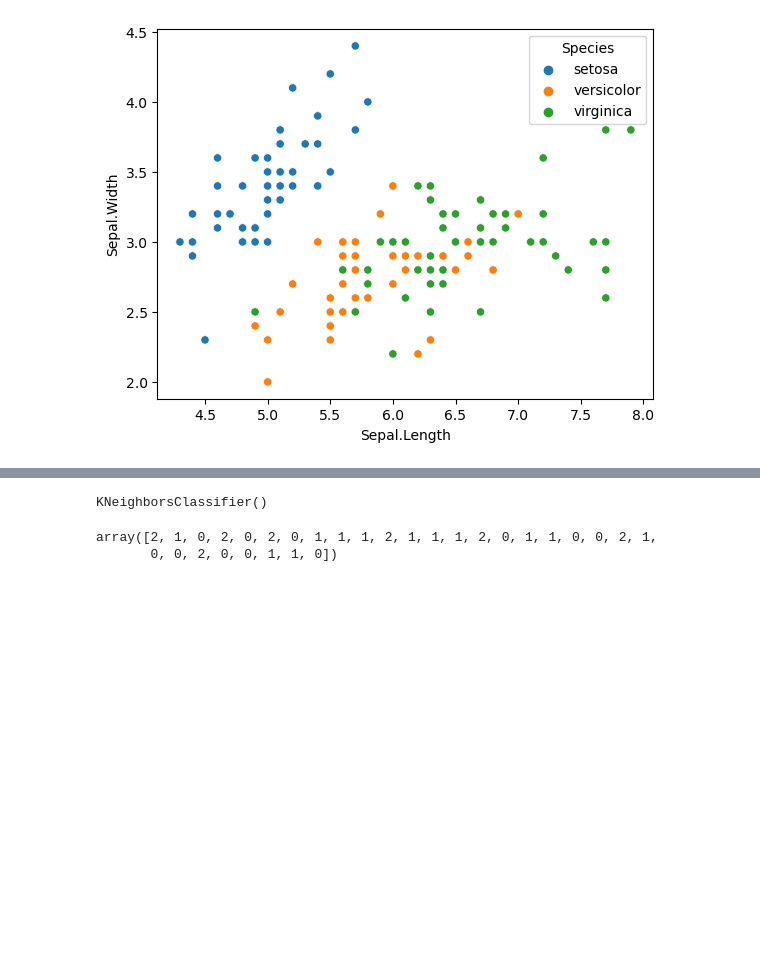
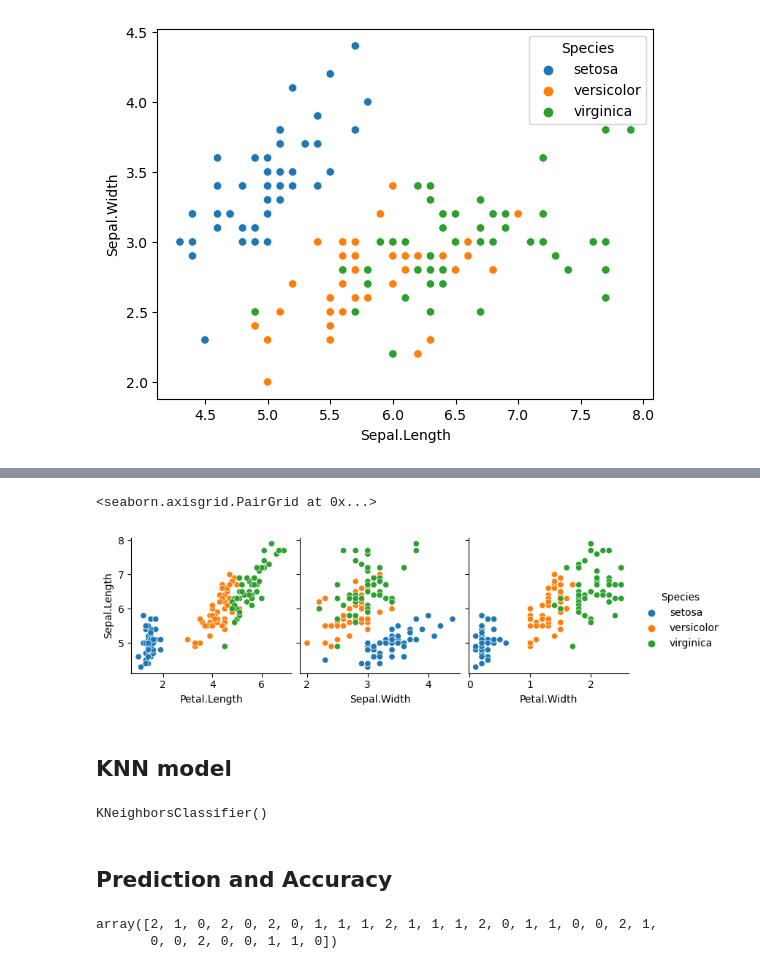
Before and after one commit to amankr1279/Data-Science-and-ML, a Jupyter notebook: Day 2/KNN.ipynb, the cells around one changed output, grey strips where cells are left out. Cells and saved outputs as stored; diff of their text form; code cells hidden in the pictures; blank space fills up the shorter version.

```diff
--- a/Day 2/KNN.ipynb
+++ b/Day 2/KNN.ipynb
@@ -69,8 +95,17 @@ sns.scatterplot(x='Sepal.Length',y='Sepal.Width',hue='Species',data=df)
+# %%
+sns.pairplot(data=df, hue="Species", y_vars=["Sepal.Length", ], x_vars=["Petal.Length", "Sepal.Width", "Petal.Width"])
+# %% [output]
+<seaborn.axisgrid.PairGrid at 0x...>
+[figure, added]
+# %% [markdown]
+## KNN model
 # %%
 knn = KNeighborsClassifier()
 knn.fit(X_train, Y_train)
 # %% [output]
 KNeighborsClassifier()
+# %% [markdown]
+## Prediction and Accuracy
 # %%
 prediction = knn.predict(X_test)
 prediction
```
Also changed, not shown: parts of 9 cells of this notebook.
